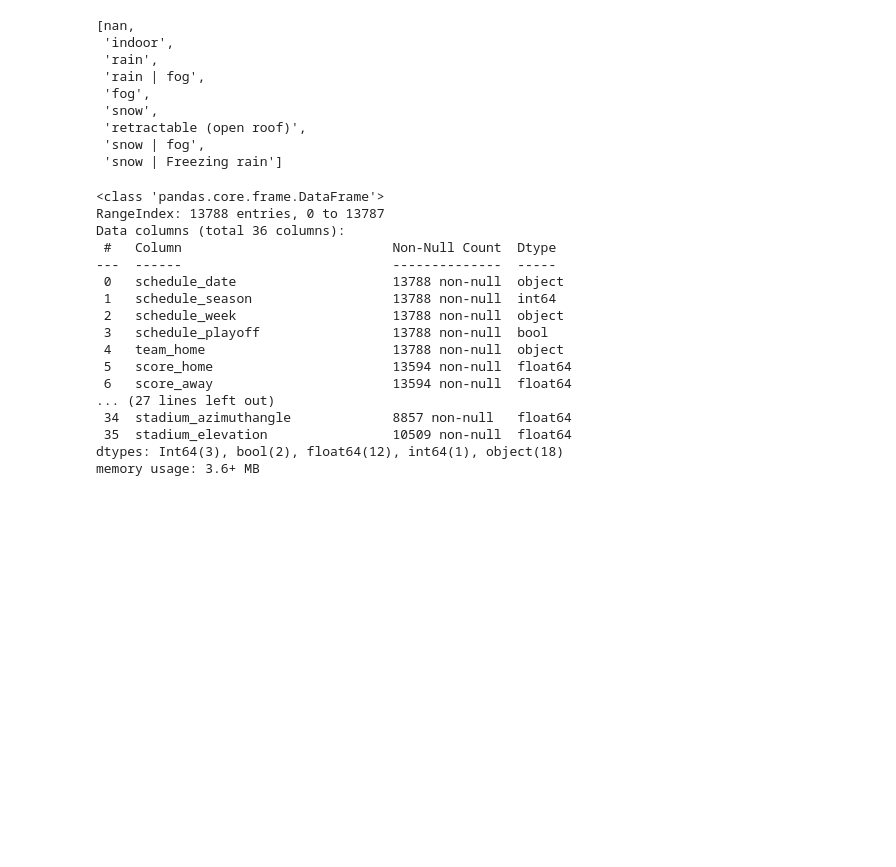
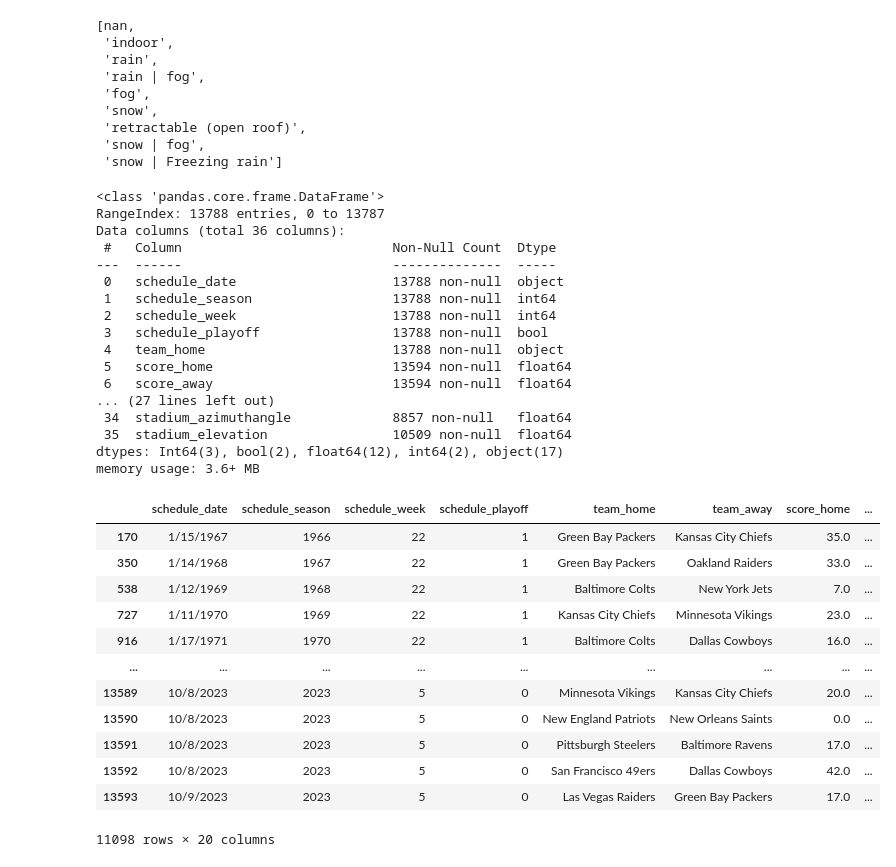
Before and after one commit to AMersman/capstone_NFL, a Jupyter notebook: Data Collection_NFL.ipynb, the cells around one changed output. Saved outputs shown, nothing was run; the diff lists cells and outputs as text; code cells hidden in the pictures; blank space fills up the shorter version.

```diff
--- a/Data Collection_NFL.ipynb
+++ b/Data Collection_NFL.ipynb
@@ -153,0 +182,15 @@ memory usage: 1.9+ MB
+# %%
+'''Change Text values of schedule week to int for future use in correlation matrix'''
+
+week_mapping = {
+    'Wildcard': 19,
+    'Division': 20,
+    'Conference': 21,
+    'Superbowl': 22
+}
+# Replace values in the schedule_week column using the mapping
+games['schedule_week'] = games['schedule_week'].replace(week_mapping)
+# Convert the schedule_week column to a numeric data type (integer)
+games['schedule_week'] = pd.to_numeric(games['schedule_week'], errors='coerce')
+# Sort the dataframe in ascending order by schedule_season and schedule_week
+sorted_games = games.sort_values(by=['schedule_season', 'schedule_week'], ascending=True)
@@ -154 +202,10 @@ memory usage: 1.9+ MB
+# %%
+'''Creation of columns for score difference and total and correction of spread favorite
+to match standard understanding of spread'''
+
+games['score_difference'] = games['score_away'] - games['score_home']
+games['score_total'] = games['score_away'] + games['score_home']
+
+games['spread_favorite'] = np.where(games['team_favorite_id'] == games['team_away'],
+                                       np.abs(games['spread_favorite']), games['spread_favorite'])
 # %%
@@ -163,7 +221,12 @@ games.weather_detail.unique().tolist()
  'retractable (open roof)',
  'snow | fog',
  'snow | Freezing rain']
+# %%
+'''Change null values to indicate no precipitation'''
+games['weather_detail'].fillna('No Precip', inplace = True)
 # %%
+'''Merge stadiums and games dataframes on stadium name'''
+
 merged_df = games.merge(stadiums, left_on="stadium",
                        right_on="stadium_name", suffixes=['_x', '_y'], how="left")
 
@@ -176,7 +239,7 @@ Data columns (total 36 columns):
 ---  ------                           --------------  -----
  0   schedule_date                    13788 non-null  object
  1   schedule_season                  13788 non-null  int64
- 2   schedule_week                    13788 non-null  object
+ 2   schedule_week                    13788 non-null  int64
  3   schedule_playoff                 13788 non-null  bool
  4   team_home                        13788 non-null  object
  5   score_home                       13594 non-null  float64
@@ -184,16 +247,19 @@ Data columns (total 36 columns):
 ... (27 lines left out)
  34  stadium_azimuthangle             8857 non-null   float64
  35  stadium_elevation                10509 non-null  float64
-dtypes: Int64(3), bool(2), float64(12), int64(1), object(18)
+dtypes: Int64(3), bool(2), float64(12), int64(2), object(17)
 memory usage: 3.6+ MB
 # %%
+'''Select desired columns and fill in null values using appropriate method'''
+
 merged_df = merged_df[['schedule_date', 'schedule_season', 'schedule_week', 'schedule_playoff',
-                       'team_home', 'team_away', 'score_home', 'score_away', 'winner', 'score_difference', 'score_total'
+                       'team_home', 'team_away', 'score_home', 'score_away', 'winner', 'spread_favorite', 'score_difference', 'score_total'
                        ,'stadium', 'stadium_neutral', 'stadium_type', 'stadium_elevation',
                       'weather_temperature', 'weather_wind_mph', 'weather_detail', 'weather_humidity']]
 
 merged_df = merged_df.dropna(subset=['score_home'])
 merged_df = merged_df.dropna(subset=['stadium_type'])
+merged_df = merged_df.dropna(subset=['spread_favorite'])
 
 mean_humidity = merged_df['weather_humidity'].mean()
 merged_df["weather_humidity"].fillna(mean_humidity, inplace = True)
@@ -208,7 +274,21 @@ merged_df["weather_wind_mph"].fillna(mean_wind, inplace = True)
 
 mean_elevation = merged_df['stadium_elevation'].mean()
 merged_df["stadium_elevation"].fillna(mean_elevation, inplace = True)
-
-
-merged_df['weather_detail'].fillna('No Precip', inplace = True)
+# %%
+merged_df.replace({False: 0, True: 1}, inplace=True)
+merged_df
+# %% [output]
+|  | schedule_date | schedule_season | schedule_week | schedule_playoff | team_home | team_away | score_home | ... |
+| 170 | 1/15/1967 | 1966 | 22 | 1 | Green Bay Packers | Kansas City Chiefs | 35.0 | ... |
+| 350 | 1/14/1968 | 1967 | 22 | 1 | Green Bay Packers | Oakland Raiders | 33.0 | ... |
+| 538 | 1/12/1969 | 1968 | 22 | 1 | Baltimore Colts | New York Jets | 7.0 | ... |
+| 727 | 1/11/1970 | 1969 | 22 | 1 | Kansas City Chiefs | Minnesota Vikings | 23.0 | ... |
+| 916 | 1/17/1971 | 1970 | 22 | 1 | Baltimore Colts | Dallas Cowboys | 16.0 | ... |
+| ... | ... | ... | ... | ... | ... | ... | ... | ... |
+| 13589 | 10/8/2023 | 2023 | 5 | 0 | Minnesota Vikings | Kansas City Chiefs | 20.0 | ... |
+| 13590 | 10/8/2023 | 2023 | 5 | 0 | New England Patriots | New Orleans Saints | 0.0 | ... |
+| 13591 | 10/8/2023 | 2023 | 5 | 0 | Pittsburgh Steelers | Baltimore Ravens | 17.0 | ... |
+| 13592 | 10/8/2023 | 2023 | 5 | 0 | San Francisco 49ers | Dallas Cowboys | 42.0 | ... |
+| 13593 | 10/9/2023 | 2023 | 5 | 0 | Las Vegas Raiders | Green Bay Packers | 17.0 | ... |
+11098 rows × 20 columns
 # %%
```
Also changed, not shown: parts of 38 cells of this notebook, 44 other files.
